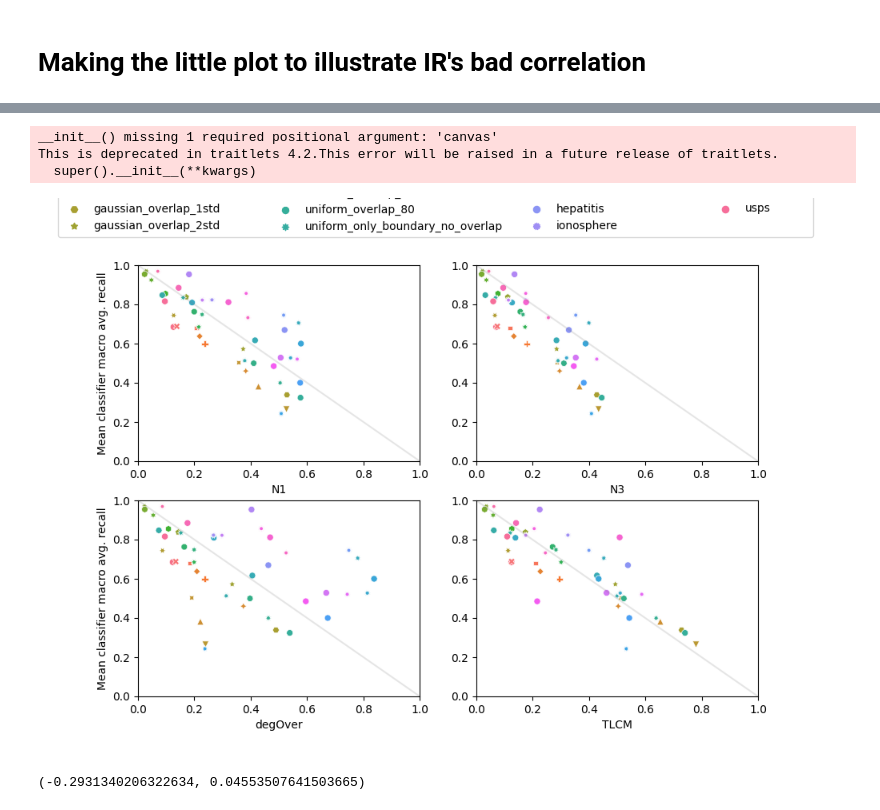
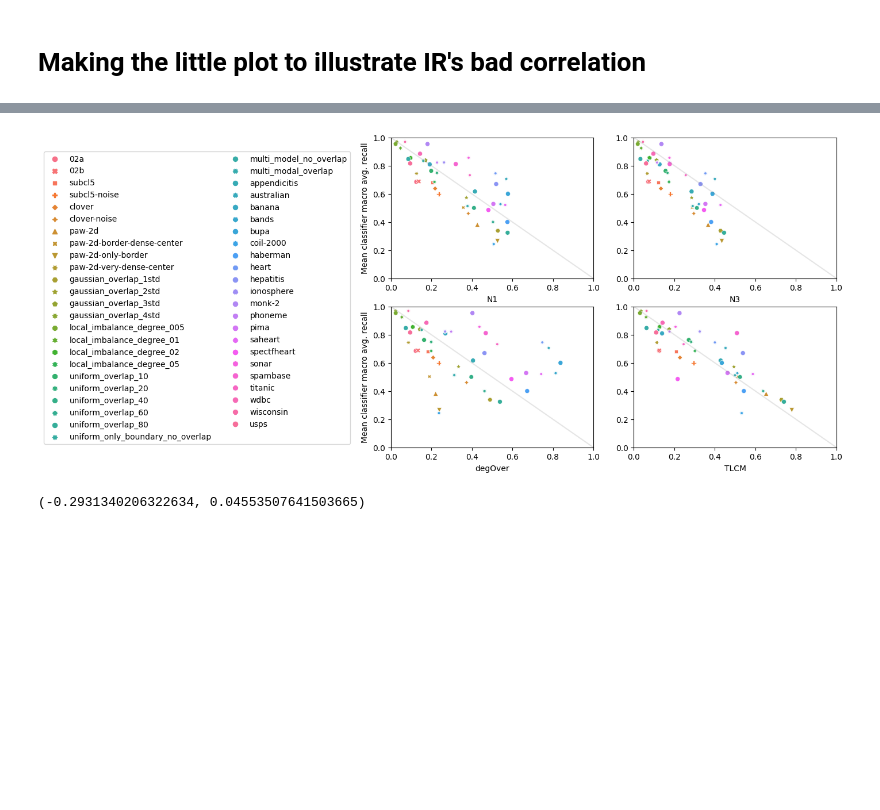
Before and after one commit to Goettcke/TLCM, a Jupyter notebook: binary_experiment.ipynb, the cells around one changed output, grey strips where cells are left out. Drawn from its saved outputs; the diff is of its cells as text; code cells hidden in the pictures; blank space fills up the shorter version.

Commit message:
updated the quatro plot

```diff
--- a/binary_experiment.ipynb
+++ b/binary_experiment.ipynb
@@ -671,38 +671,35 @@ df = recall_df
 #df["size_param"] = [15]*len(recall_df)
 
 g1 = sns.scatterplot(data=df, x="n1", y=classifier_name, hue="dataset", size=size_, style="dataset", ax=axs[0,0])
 g2 = sns.scatterplot(data=df, x="n3", y=classifier_name, hue="dataset", size=size_, style="dataset", ax=axs[0,1])
 g2 = sns.scatterplot(data=df, x="degOver", y=classifier_name, hue="dataset", size=size_, style="dataset", ax=axs[1,0])
 g3 = sns.scatterplot(data=df, x="tlcm_2", y=classifier_name, hue="dataset", size=size_, style="dataset", ax=axs[1,1])
 
 axs[0,0].set_ylabel("Mean classifier macro avg. recall")
 axs[0,1].set_ylabel("")
 axs[0,0].set_xlabel("N1")
 axs[0,1].set_xlabel("N3")
 axs[1,0].set_ylabel("Mean classifier macro avg. recall")
 axs[1,0].set_xlabel("degOver")
 axs[1,1].set_xlabel("TLCM")
 axs[1,1].set_ylabel("")
 
 #lines, labels = fig.axes[-1].get_legend_handles_labels()
 #fig.legend(lines, labels, loc = 'upper center')
 
 for ax_row in axs:
     for ax in ax_row:
         ax.legend([],[]).remove()
         ax.set_ylim(0,1)
         ax.set_xlim(0,1)
         ax.plot(np.linspace(0,1,num=10),np.linspace(1,0,num=10), color="grey",alpha=0.2)
 
 fig = plt.gcf()
 fig.set_size_inches(10,7)
-plt.legend(bbox_to_anchor=(1.2,3.4), ncol=4, borderaxespad=0.1)
+plt.legend(bbox_to_anchor=(-1.4, 2.1), ncol=2, borderaxespad=0.0)
 plt.savefig(f"./plots/dataset_plots/siam_plot_mac_rec.pdf",bbox_inches="tight")
 # %% [output]
-__init__() missing 1 required positional argument: 'canvas'
-This is deprecated in traitlets 4.2.This error will be raised in a future release of traitlets.
-  super().__init__(**kwargs)
-[figure, old version]
+[figure, new version]
 # %%
 from scipy.stats import pearsonr
 pearsonr(gmean_df['IR'],gmean_df['mean_clf'])
```
Also changed, not shown: parts of 2 cells of this notebook, 3 other files.
